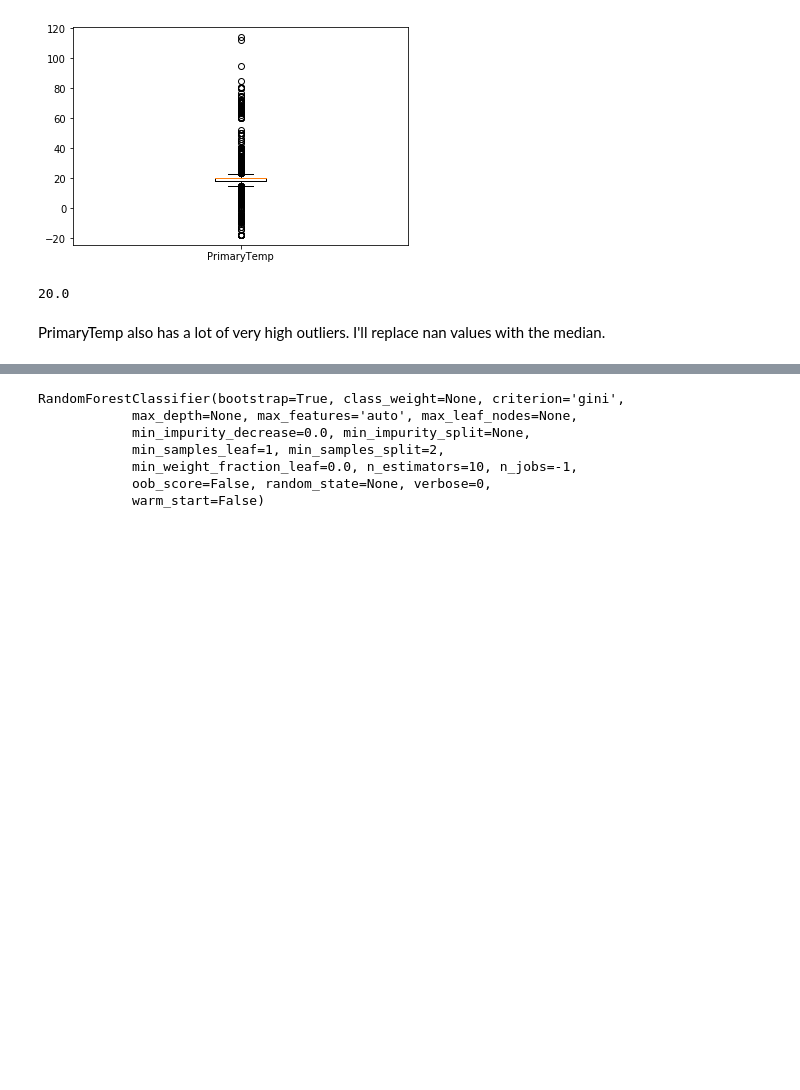
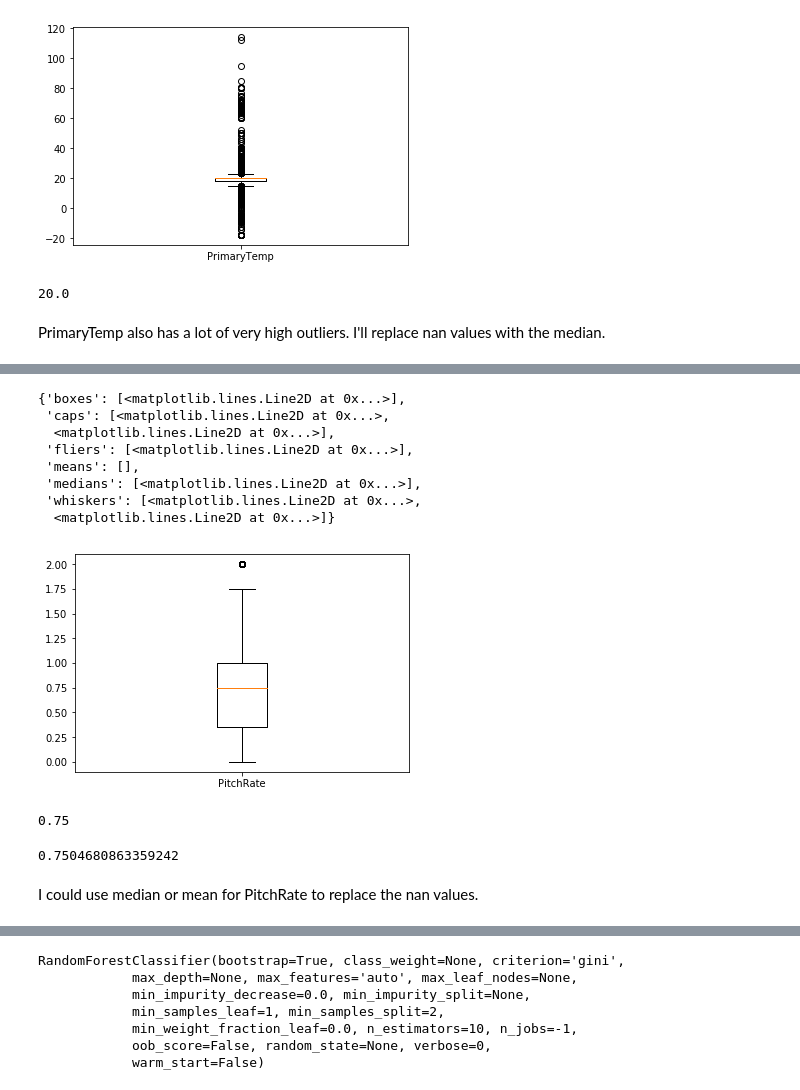
Before and after one commit to maymag/ds_projects, a Jupyter notebook: beer_recipes/beer.ipynb, the cells around one changed output, grey strips where cells are left out. Saved outputs shown, nothing was run; the diff lists cells and outputs as text; code cells hidden in the pictures; blank space fills up the shorter version.

```diff
--- a/beer_recipes/beer.ipynb
+++ b/beer_recipes/beer.ipynb
@@ -480,0 +334,22 @@ beerna2cut['StyleID'].nunique()
+# %%
+plt.boxplot(beer2['PitchRate'].dropna(), labels = ['PitchRate'])
+# %% [output]
+{'boxes': [<matplotlib.lines.Line2D at 0x...>],
+ 'caps': [<matplotlib.lines.Line2D at 0x...>,
+  <matplotlib.lines.Line2D at 0x...>],
+ 'fliers': [<matplotlib.lines.Line2D at 0x...>],
+ 'means': [],
+ 'medians': [<matplotlib.lines.Line2D at 0x...>],
+ 'whiskers': [<matplotlib.lines.Line2D at 0x...>,
+  <matplotlib.lines.Line2D at 0x...>]}
+[figure, added]
+# %%
+np.median(beer2['PitchRate'].dropna())
+# %% [output]
+0.75
+# %%
+np.mean(beer2['PitchRate'].dropna())
+# %% [output]
+0.7504680863359242
+# %% [markdown]
+I could use median or mean for PitchRate to replace the nan values.
```
Also changed, not shown: parts of 118 cells of this notebook.
